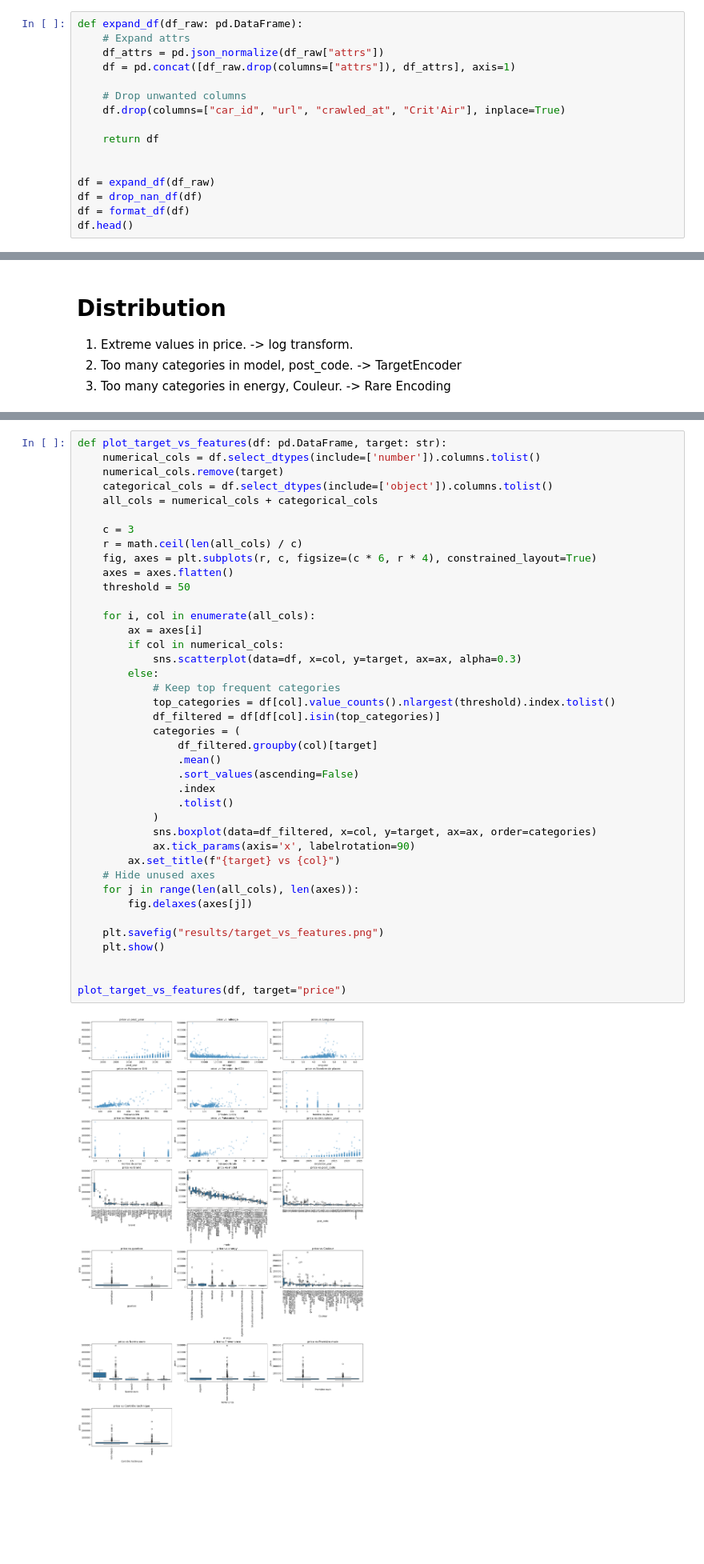
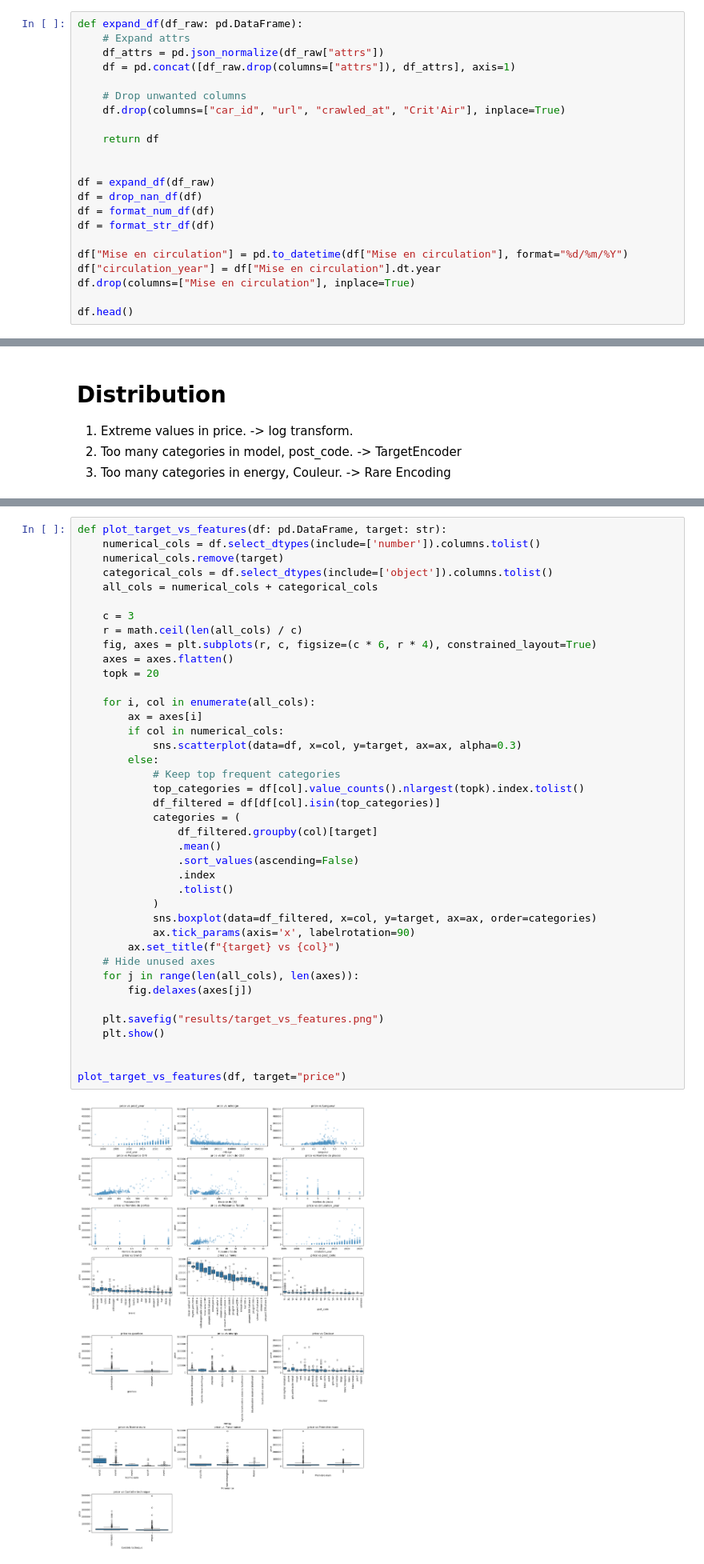
Before and after one commit to yuyan-z/CarPricePrediction, a Jupyter notebook: EDA.ipynb, the cells around one changed output, grey strips where cells are left out. Shown at 80% size. Saved outputs shown, nothing was run; the diff lists cells and outputs as text; blank space fills up the shorter version.

```diff
--- a/EDA.ipynb
+++ b/EDA.ipynb
@@ -33,7 +33,13 @@ def expand_df(df_raw: pd.DataFrame):
 
 df = expand_df(df_raw)
 df = drop_nan_df(df)
-df = format_df(df)
+df = format_num_df(df)
+df = format_str_df(df)
+
+df["Mise en circulation"] = pd.to_datetime(df["Mise en circulation"], format="%d/%m/%Y")
+df["circulation_year"] = df["Mise en circulation"].dt.year
+df.drop(columns=["Mise en circulation"], inplace=True)
+
 df.head()
 # %% [output]
 |  | brand | model | price | post_code | prod_year | mileage | gearbox | energy | Couleur | Longueur | ... |
@@ -114,37 +120,37 @@ def plot_target_vs_features(df: pd.DataFrame, target: str):
     r = math.ceil(len(all_cols) / c)
     fig, axes = plt.subplots(r, c, figsize=(c * 6, r * 4), constrained_layout=True)
     axes = axes.flatten()
-    threshold = 50
+    topk = 20
 
     for i, col in enumerate(all_cols):
         ax = axes[i]
         if col in numerical_cols:
             sns.scatterplot(data=df, x=col, y=target, ax=ax, alpha=0.3)
         else:
             # Keep top frequent categories
-            top_categories = df[col].value_counts().nlargest(threshold).index.tolist()
+            top_categories = df[col].value_counts().nlargest(topk).index.tolist()
             df_filtered = df[df[col].isin(top_categories)]
             categories = (
                 df_filtered.groupby(col)[target]
                 .mean()
                 .sort_values(ascending=False)
                 .index
                 .tolist()
             )
             sns.boxplot(data=df_filtered, x=col, y=target, ax=ax, order=categories)
             ax.tick_params(axis='x', labelrotation=90)
         ax.set_title(f"{target} vs {col}")
     # Hide unused axes
     for j in range(len(all_cols), len(axes)):
         fig.delaxes(axes[j])
 
     plt.savefig("results/target_vs_features.png")
     plt.show()
 
 
 plot_target_vs_features(df, target="price")
 # %% [output]
-[figure, old version]
+[figure, new version]
 # %% [markdown]
 # Correlation
 # %% [markdown]
```
Also changed, not shown: parts of 2 cells of this notebook, 2 other files.
